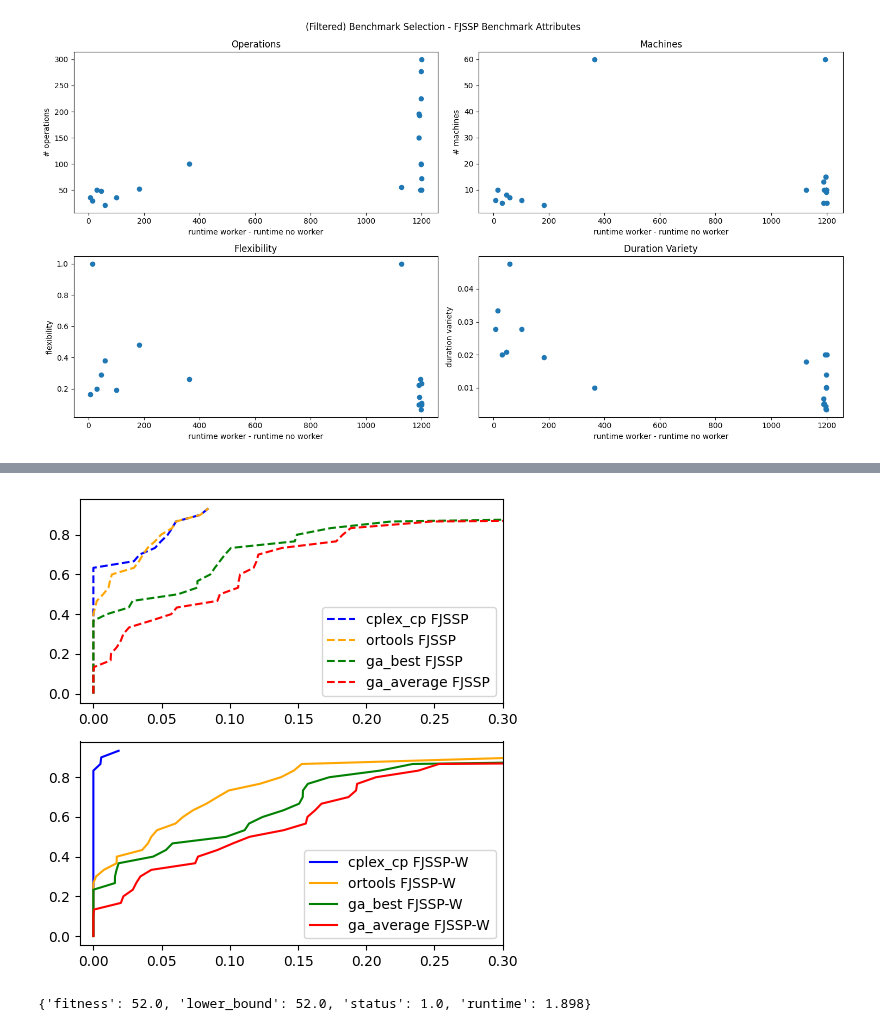
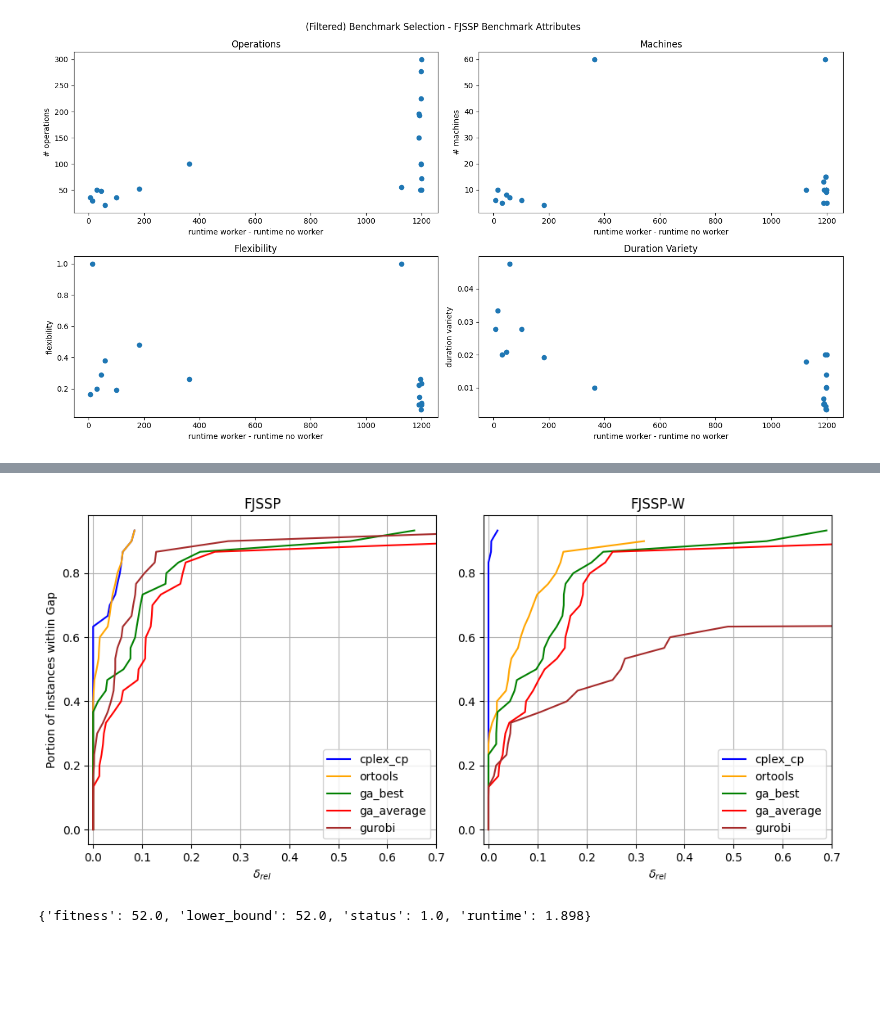
Before and after one commit to jrc-rodec/scheduling_model, a Jupyter notebook: code/analysis/fjssp_fjssp-w_comparison.ipynb, the cells around one changed output, grey strips where cells are left out. Drawn from its saved outputs; the diff is of its cells as text; code cells hidden in the pictures; blank space fills up the shorter version.

Commit message:
comparison plots

```diff
--- a/code/analysis/fjssp_fjssp-w_comparison.ipynb
+++ b/code/analysis/fjssp_fjssp-w_comparison.ipynb
@@ -231,3 +190,8 @@ FJSSP Runtime: 134.892 | FJSSP-W Status: 1200.02
+# %%
+solver['cplex_cp'] = extract_solver_data(cp_fjssp, cp_fjssp_w)
+#solver['cplex_lp'] = extract_solver_data(cplp_fjssp, cplp_fjssp_w)
+solver['gurobi'] = extract_solver_data(gurobi_fjssp, gurobi_fjssp_w)
+solver['ortools'] = extract_solver_data(ortools_fjssp, ortools_fjssp_w)
 # %%
 import statistics
 import math
@@ -399,5 +332,3 @@ for index, row in ortools_fjssp_w.iterrows():
-# %%
-solver['ortools'] = compare
 # %%
 diff, o, m, f, dv = get_diff(solver['cplex_cp'], filter=True)
 # %%
@@ -415,9 +346,10 @@ def get_comparison(data, instance, column, max = False):
     best_fjssp = float('inf')
     best_fjssp_w = float('inf')
     for key in data.keys():
-        fitness_fjssp = data[key]['no_worker'][instance]['fitness']#optimizer['no_worker']['name'] == instance][column].tolist()[0]
-        if fitness_fjssp < best_fjssp:
-            best_fjssp = fitness_fjssp
+        if instance in data[key]['no_worker']:
+            fitness_fjssp = data[key]['no_worker'][instance]['fitness']#optimizer['no_worker']['name'] == instance][column].tolist()[0]
+            if fitness_fjssp < best_fjssp:
+                best_fjssp = fitness_fjssp
         if instance in data[key]['worker']:
             fitness_fjssp_w = data[key]['worker'][instance]['fitness']#optimizer.loc[optimizer['worker']['name'] == instance][column].tolist()[0]
             if fitness_fjssp_w < best_fjssp_w:
@@ -435,7 +367,8 @@ def get_cdf_comparison_vector(data : dict, column, max, instances):
         best_fjssp, best_fjssp_w = get_comparison(data, instance, column, max)
         i = 0
         for key in data.keys():
-            results[i][0].append(calculate_value(data[key]['no_worker'][instance]['fitness'], best_fjssp))
+            if instance in data[key]['no_worker']:
+                results[i][0].append(calculate_value(data[key]['no_worker'][instance]['fitness'], best_fjssp))
             if instance in data[key]['worker']:
                 results[i][1].append(calculate_value(data[key]['worker'][instance]['fitness'], best_fjssp_w))
             i += 1
@@ -444,6 +377,7 @@ def get_cdf_comparison_vector(data : dict, column, max, instances):
         result[1].sort()
     return results
 # %%
+plt.rcParams['axes.grid'] = True
 def ecdf_inf(data, column = 'fitness_value', max : bool = False, n_instances : int = 30, labels : list[str] = [], instances : list[str] = [], colors : list[str] = []):
     vectors = get_cdf_comparison_vector(data, column, max, instances)
     plot_vectors = []
@@ -472,23 +406,27 @@ def ecdf_inf(data, column = 'fitness_value', max : bool = False, n_instances : i
             plot_vectors[-1][1][0].append(vector[1][i-1])
             plot_vectors[-1][1][1].append((i-1)/n_instances)
             i += 1
-    fig = plt.figure(layout='tight', figsize=(5, 5))
-    axs = fig.subplots(2)
+    fig = plt.figure(layout='tight', figsize=(10, 5))
+    axs = fig.subplots(1, 2)
     for i in range(len(vectors)):
-        axs[0].plot(plot_vectors[i][0][0], plot_vectors[i][0][1], label=[labels[i] + ' FJSSP'], c=colors[i], linestyle='dashed')
+        axs[0].plot(plot_vectors[i][0][0], plot_vectors[i][0][1], label=[labels[i]], c=colors[i], linestyle='solid')
         axs[0].legend()
-        axs[0].set_xlim(-0.01, 0.3)
+        axs[0].set_title('FJSSP')
+        axs[0].set_xlim(-0.01, 0.7)
+        axs[0].set_xlabel('$\delta_{rel}$')
+        axs[0].set_ylabel('Portion of instances within Gap')
     for i in range(len(vectors)):
-        axs[1].plot(plot_vectors[i][1][0], plot_vectors[i][1][1], label=[labels[i]+ ' FJSSP-W'], c=colors[i])
+        axs[1].plot(plot_vectors[i][1][0], plot_vectors[i][1][1], label=[labels[i]], c=colors[i])
         axs[1].legend()
-        axs[1].set_xlim(-0.01, 0.3)
+        axs[1].set_title('FJSSP-W')
+        axs[1].set_xlabel('$\delta_{rel}$')
+        axs[1].set_xlim(-0.01, 0.7)
     #for i in range(len(vectors)):
     #    plt.plot(plot_vectors[i][0][0], plot_vectors[i][0][1], label=[labels[i] + ' FJSSP'], c=colors[i], linestyle='dashed', alpha=0.7)
     #    plt.legend()
     #    plt.plot(plot_vectors[i][1][0], plot_vectors[i][1][1], label=[labels[i]+ ' FJSSP-W'], c=colors[i], alpha=0.7)
     #    plt.legend()
     #plt.xlim(-0.1, 1.0)
-
     plt.legend()
     #plt.title('FJSSP - FJSSP-W')
     plt.show()
@@ -515,10 +453,10 @@ solver['ga_best']['worker']
  'Kacem3': {'fitness': 7.0},
  'Kacem4': {'fitness': 11.0}}
 # %%
-ecdf_inf(solver, instances=filtered_instances, labels=list(solver.keys()), colors=['blue', 'orange', 'green', 'red'])
+ecdf_inf(solver, instances=filtered_instances, labels=list(solver.keys()), colors=['blue', 'orange', 'green', 'red', 'brown', 'yellow'])
 #ecdf_inf(solver['cplex_cp']['no_worker'], instances=filtered_instances)
 # %% [output]
-[figure, old version]
+[figure, new version]
 # %%
 solver['cplex_cp']['worker']['HurinkSdata1']
 # %% [output]
```
Also changed, not shown: parts of 23 cells of this notebook, 1 other file.
